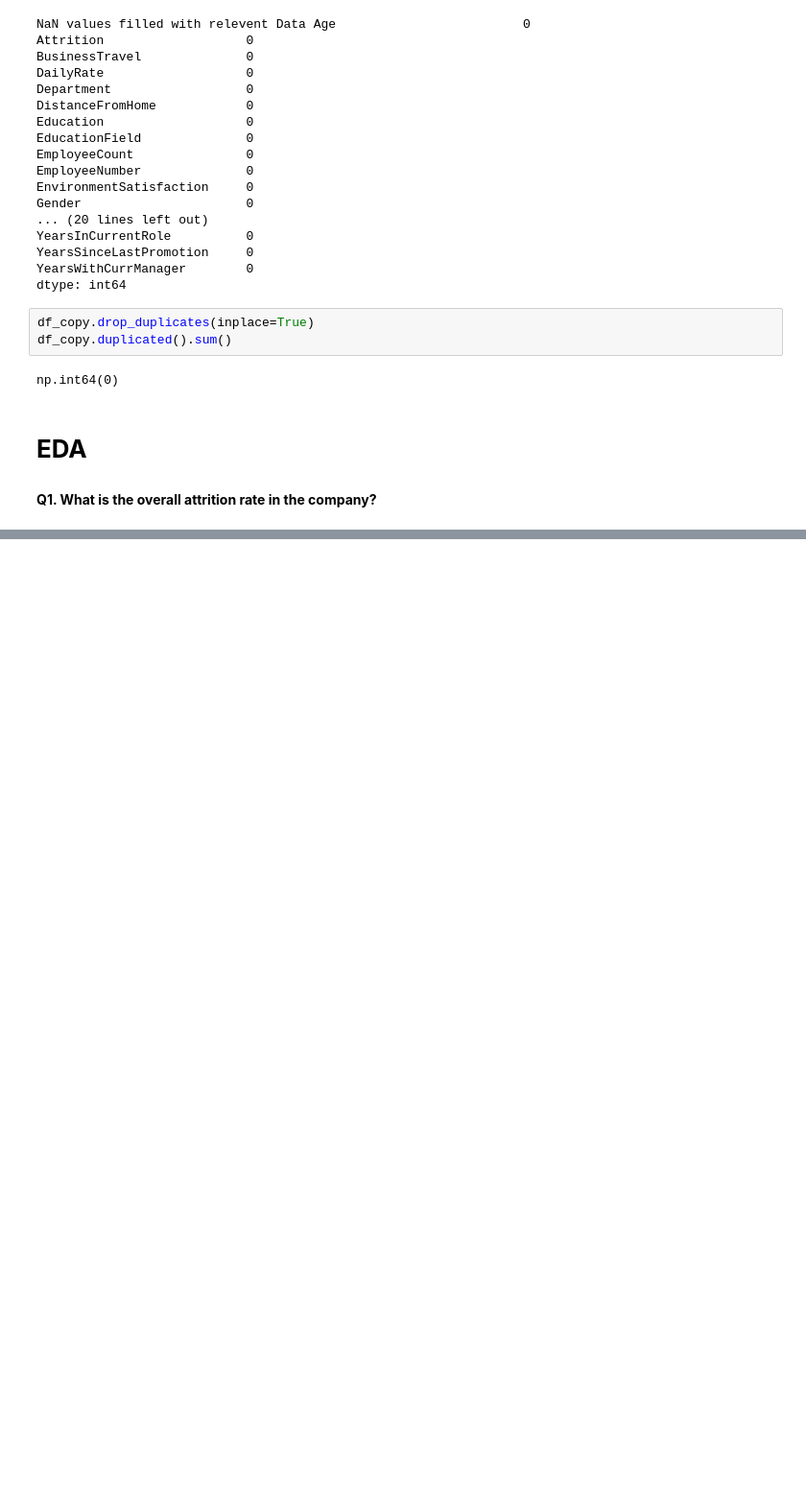
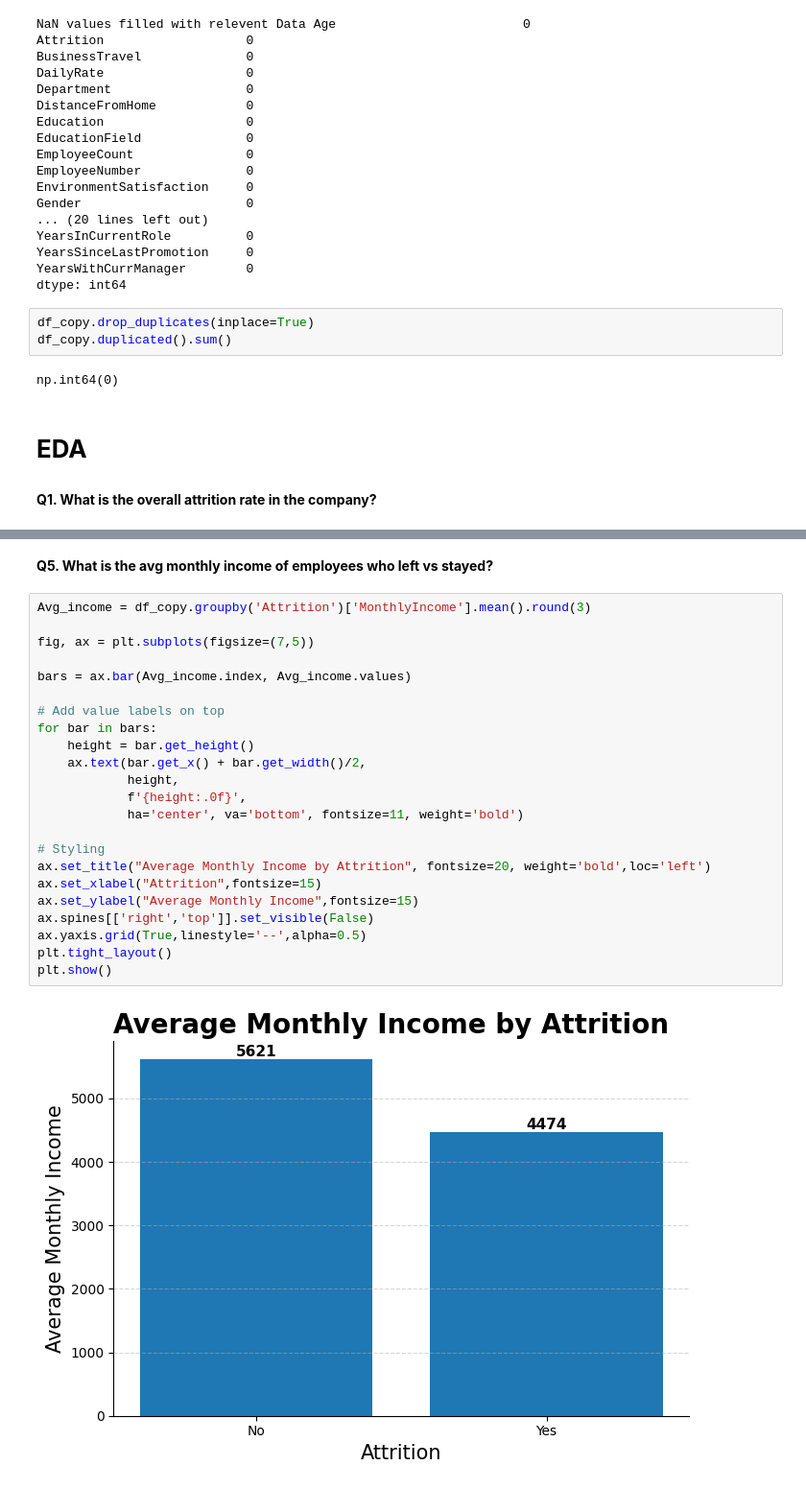
Before and after one commit to Abhaypanchal5/Data-Analytics-Portfolio, a Jupyter notebook: 04_End-To-End-Project/IBM Employee Analysis/NoteBook/IBM.ipynb, the cells around one changed output, grey strips where cells are left out. Shown at 96% size. Saved outputs shown, nothing was run; the diff lists cells and outputs as text; blank space fills up the shorter version.

```diff
--- a/04_End-To-End-Project/IBM Employee Analysis/NoteBook/IBM.ipynb
+++ b/04_End-To-End-Project/IBM Employee Analysis/NoteBook/IBM.ipynb
@@ -233,0 +349,27 @@ plt.show()
+# %% [markdown]
+**Q5. What is the avg monthly income of employees who left vs stayed?**
+# %%
+Avg_income = df_copy.groupby('Attrition')['MonthlyIncome'].mean().round(3)
+
+fig, ax = plt.subplots(figsize=(7,5))
+
+bars = ax.bar(Avg_income.index, Avg_income.values)
+
+# Add value labels on top
+for bar in bars:
+    height = bar.get_height()
+    ax.text(bar.get_x() + bar.get_width()/2,
+            height,
+            f'{height:.0f}',
+            ha='center', va='bottom', fontsize=11, weight='bold')
+
+# Styling
+ax.set_title("Average Monthly Income by Attrition", fontsize=20, weight='bold',loc='left')
+ax.set_xlabel("Attrition",fontsize=15)
+ax.set_ylabel("Average Monthly Income",fontsize=15)
+ax.spines[['right','top']].set_visible(False)
+ax.yaxis.grid(True,linestyle='--',alpha=0.5)
+plt.tight_layout()
+plt.show()
+# %% [output]
+[figure, added]
```
Also changed, not shown: parts of 9 cells of this notebook.
